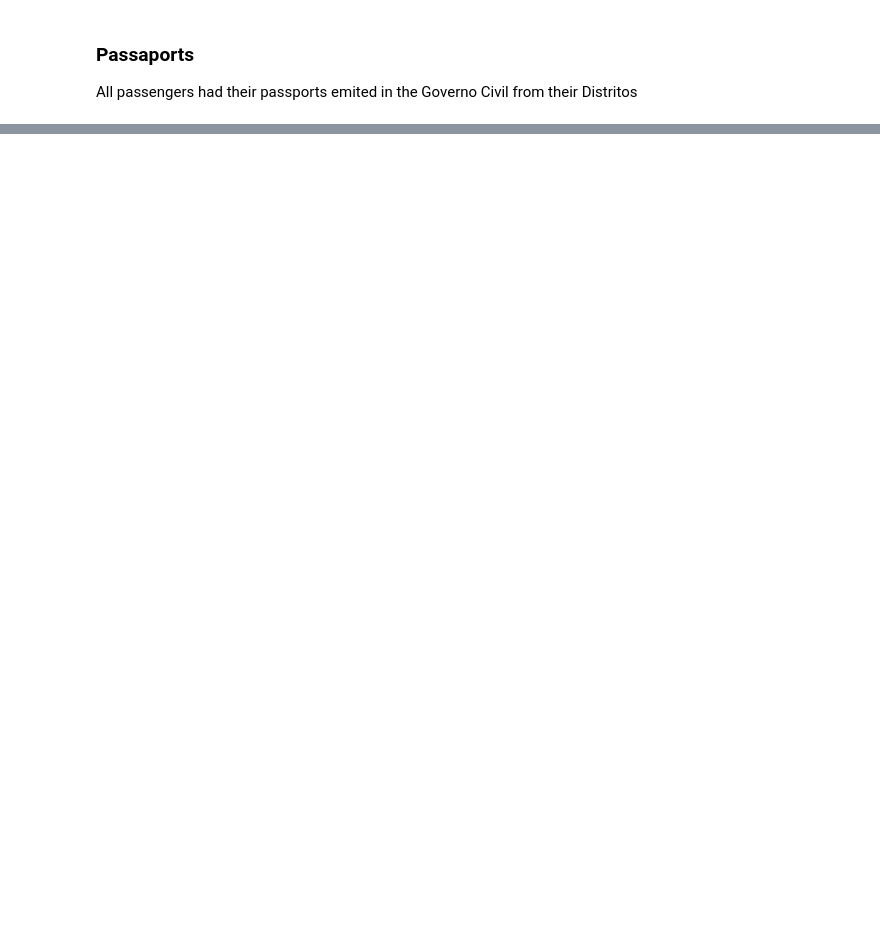
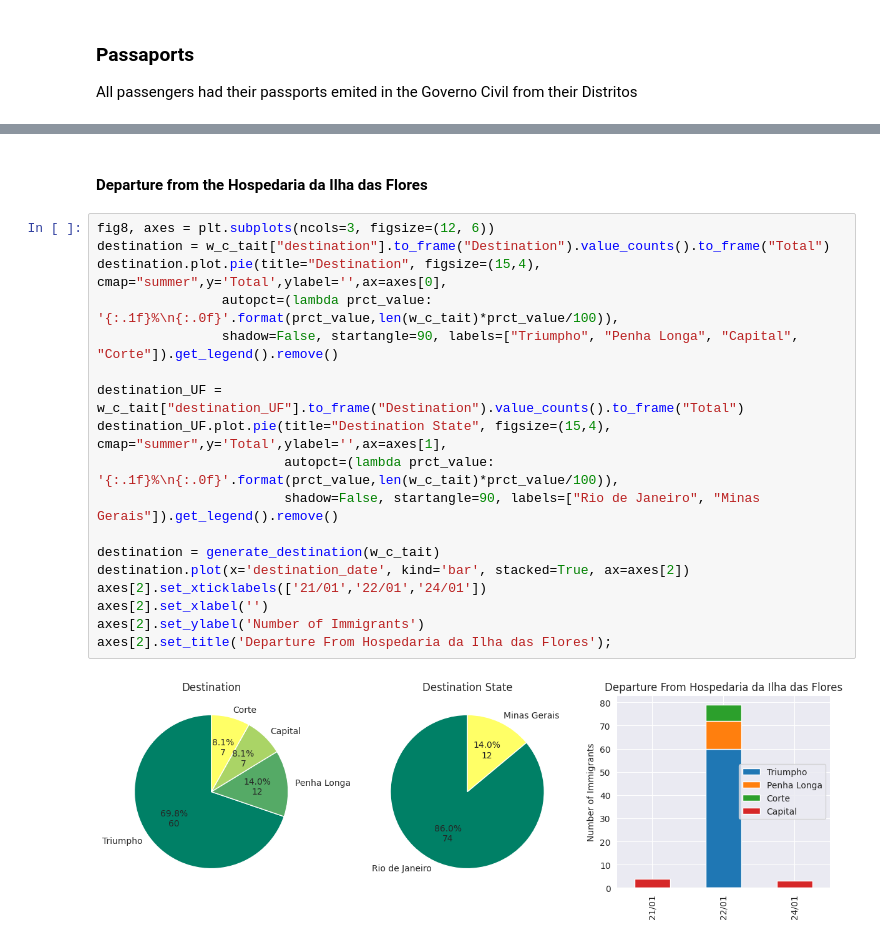
Before and after one commit to luamz/migration-data-analysis, a Jupyter notebook: portuguese_migrants.ipynb, the cells around one changed output, grey strips where cells are left out. Cells and saved outputs as stored; diff of their text form; blank space fills up the shorter version.

Commit message:
Analysing destination

```diff
--- a/portuguese_migrants.ipynb
+++ b/portuguese_migrants.ipynb
@@ -192,0 +208,22 @@ axes[1].text(2.5, 2.5, '1890', ha='center', va='center',rotation='vertical', bac
+# %% [markdown]
+#### Departure from the Hospedaria da Ilha das Flores
+# %%
+fig8, axes = plt.subplots(ncols=3, figsize=(12, 6))
+destination = w_c_tait["destination"].to_frame("Destination").value_counts().to_frame("Total")
+destination.plot.pie(title="Destination", figsize=(15,4), cmap="summer",y='Total',ylabel='',ax=axes[0],
+                autopct=(lambda prct_value: '{:.1f}%\n{:.0f}'.format(prct_value,len(w_c_tait)*prct_value/100)),
+                shadow=False, startangle=90, labels=["Triumpho", "Penha Longa", "Capital", "Corte"]).get_legend().remove()
+
+destination_UF = w_c_tait["destination_UF"].to_frame("Destination").value_counts().to_frame("Total")
+destination_UF.plot.pie(title="Destination State", figsize=(15,4), cmap="summer",y='Total',ylabel='',ax=axes[1],
+                        autopct=(lambda prct_value: '{:.1f}%\n{:.0f}'.format(prct_value,len(w_c_tait)*prct_value/100)),
+                        shadow=False, startangle=90, labels=["Rio de Janeiro", "Minas Gerais"]).get_legend().remove()
+
+destination = generate_destination(w_c_tait)
+destination.plot(x='destination_date', kind='bar', stacked=True, ax=axes[2])
+axes[2].set_xticklabels(['21/01','22/01','24/01'])
+axes[2].set_xlabel('')
+axes[2].set_ylabel('Number of Immigrants')
+axes[2].set_title('Departure From Hospedaria da Ilha das Flores');
+# %% [output]
+[figure, added]
```
Also changed, not shown: parts of 9 cells of this notebook, 1 other file.
